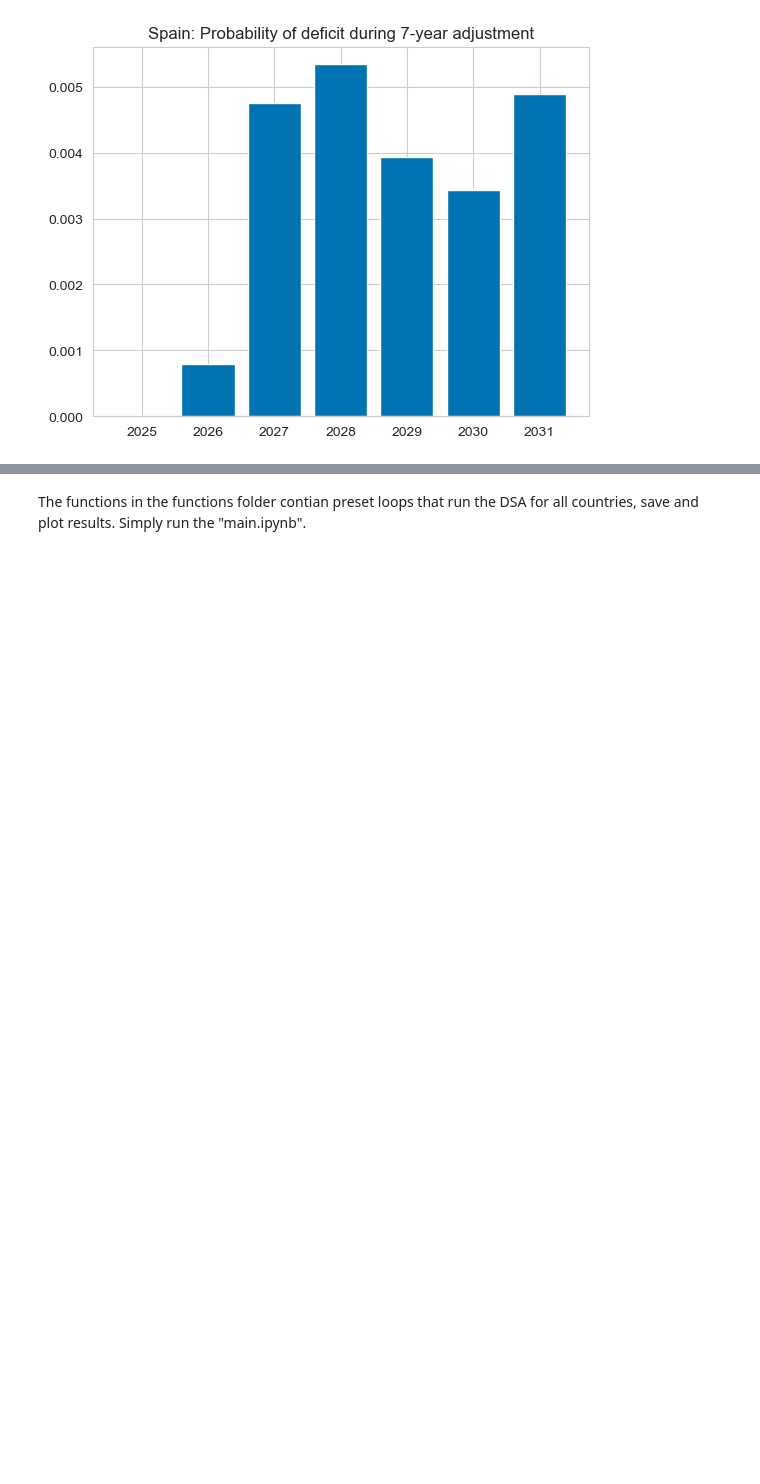
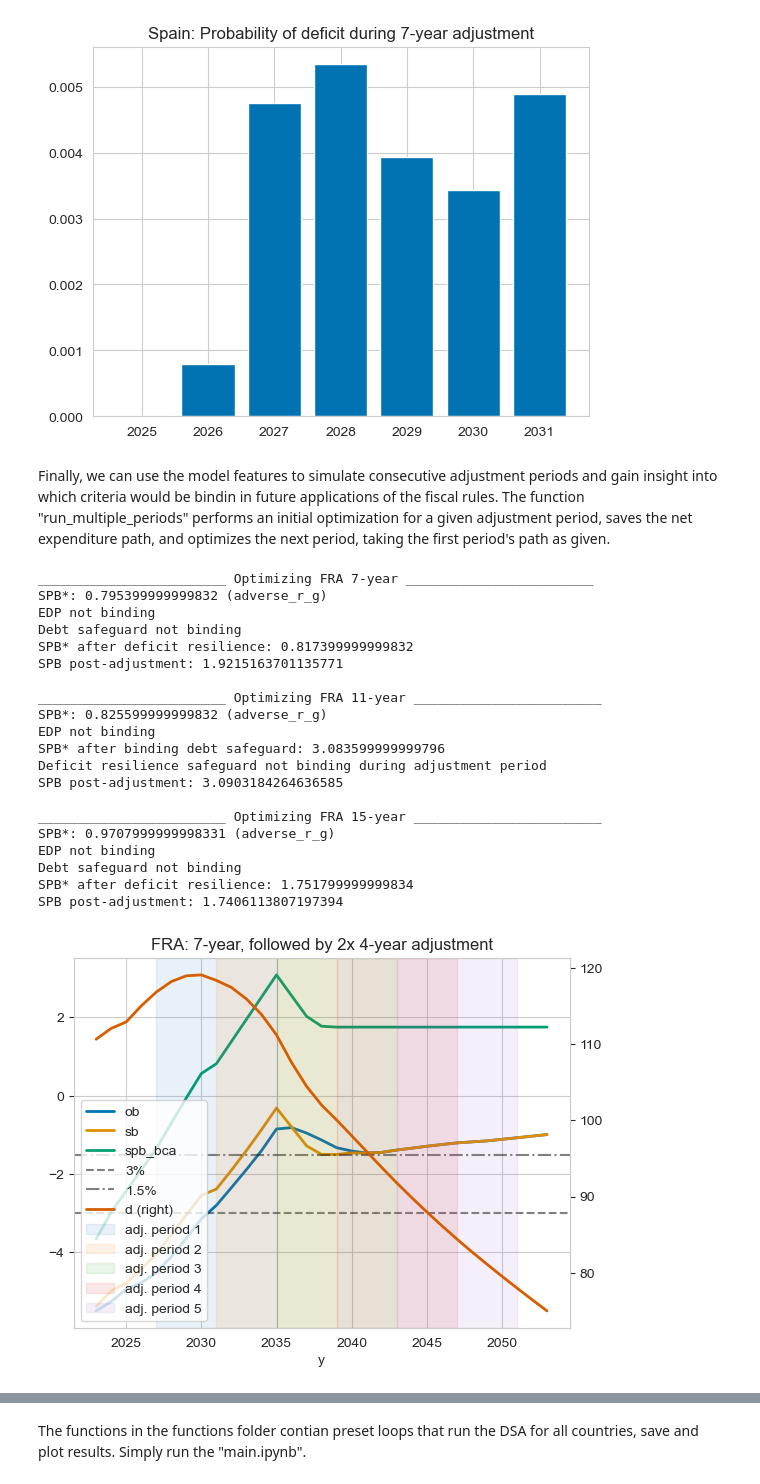
Before and after one commit to lennardwelslau/eu-debt-sustainability-analysis, a Jupyter notebook: latest_version/code/tutorial.ipynb, the cells around one changed output, grey strips where cells are left out. Saved outputs shown, nothing was run; the diff lists cells and outputs as text; code cells hidden in the pictures; blank space fills up the shorter version.

```diff
--- a/latest_version/code/tutorial.ipynb
+++ b/latest_version/code/tutorial.ipynb
@@ -300,3 +297,35 @@ plt.title('Spain: Probability of deficit during 7-year adjustment')
 # %% [output]
 Text(0.5, 1.0, 'Spain: Probability of deficit during 7-year adjustment')
 [figure]
+# %% [markdown]
+Finally, we can use the model features to simulate consecutive adjustment periods and gain insight into which criteria would be bindin in future applications of the fiscal rules. The function "run_multiple_periods" performs an initial optimization for a given adjustment period, saves the net expenditure path, and optimizes the next period, taking the first period's path as given.
+# %%
+run_consecutive_dsa(
+        country = 'FRA',
+        start_year=2024,
+        initial_adjustment_period=7,
+        consecutive_adjustment_period=4,
+        number_of_adjustment_periods=3,
+        plot_results=True)
+# %% [output]
+________________________ Optimizing FRA 7-year ________________________
+SPB*: 0.795399999999832 (adverse_r_g)
+EDP not binding
+Debt safeguard not binding
+SPB* after deficit resilience: 0.817399999999832
+SPB post-adjustment: 1.9215163701135771
+
+________________________ Optimizing FRA 11-year ________________________
+SPB*: 0.825599999999832 (adverse_r_g)
+EDP not binding
+SPB* after binding debt safeguard: 3.083599999999796
+Deficit resilience safeguard not binding during adjustment period
+SPB post-adjustment: 3.0903184264636585
+
+________________________ Optimizing FRA 15-year ________________________
+SPB*: 0.9707999999998331 (adverse_r_g)
+EDP not binding
+Debt safeguard not binding
+SPB* after deficit resilience: 1.751799999999834
+SPB post-adjustment: 1.7406113807197394
+[figure, added]
```
Also changed, not shown: parts of 3 cells of this notebook, 40 other files.
